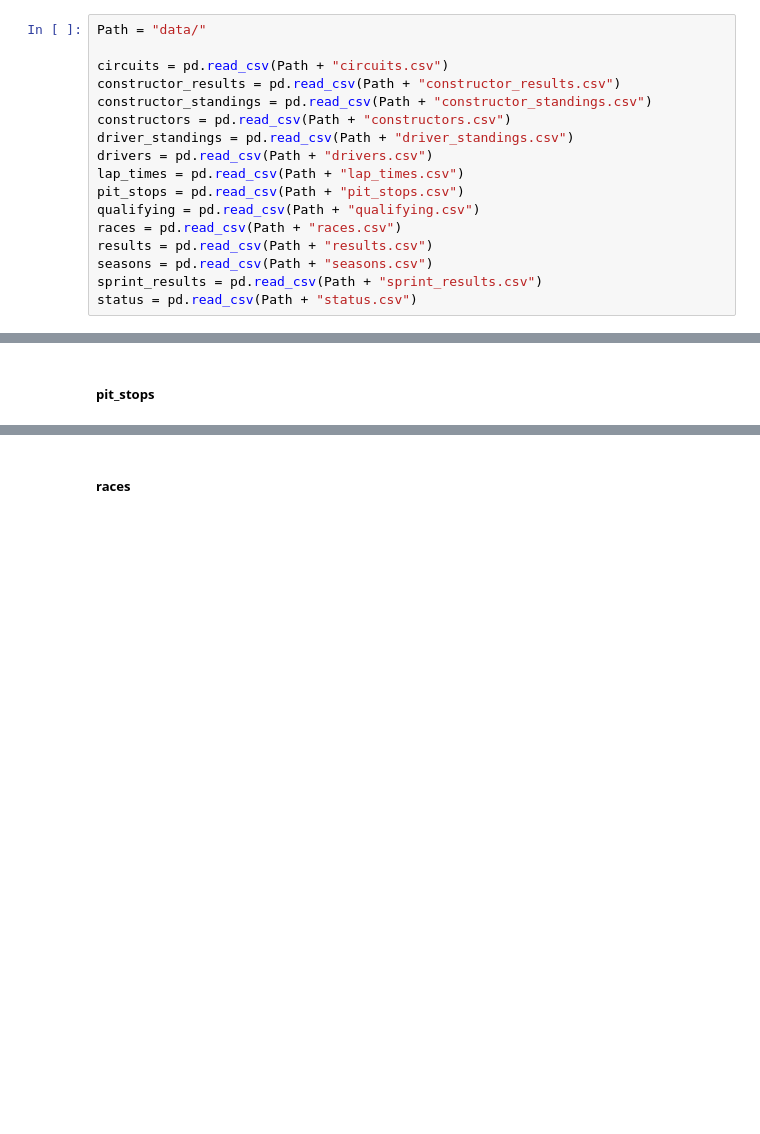
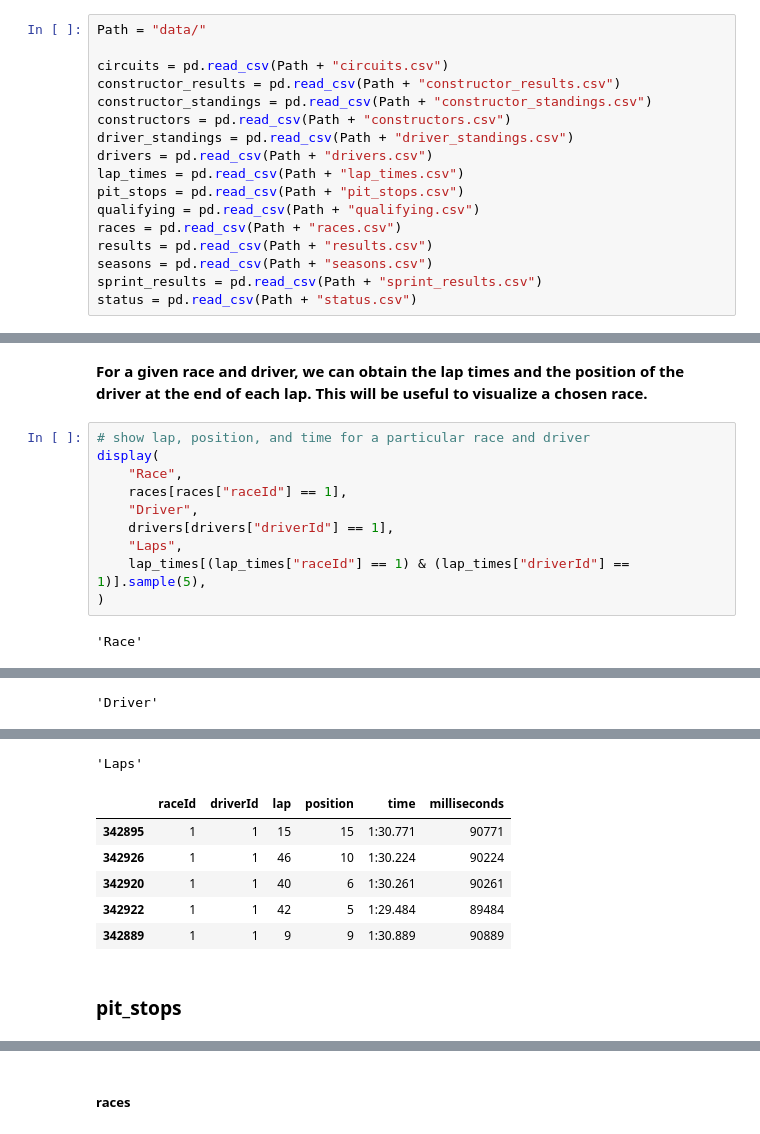
Before and after one commit to com-480-data-visualization/project-2023-data-rizzards, a Jupyter notebook: data_analysis.ipynb, the cells around one changed output, grey strips where cells are left out. Cells and saved outputs as stored; diff of their text form; blank space fills up the shorter version.

```diff
--- a/data_analysis.ipynb
+++ b/data_analysis.ipynb
@@ -99,0 +415,15 @@ print("Number of laps can go up to ", max(lap_times["lap"]))
+# %% [markdown]
+**For a given race and driver, we can obtain the lap times and the position of the driver at the end of each lap.**
+**This will be useful to visualize a chosen race.**
+# %%
+# show lap, position, and time for a particular race and driver
+display(
+    "Race",
+    races[races["raceId"] == 1],
+    "Driver",
+    drivers[drivers["driverId"] == 1],
+    "Laps",
+    lap_times[(lap_times["raceId"] == 1) & (lap_times["driverId"] == 1)].sample(5),
+)
+# %% [output]
+'Race'
@@ -99,0 +432 @@ print("Number of laps can go up to ", max(lap_times["lap"]))
+'Driver'
@@ -100,5 +435,12 @@ print("Number of laps can go up to ", max(lap_times["lap"]))
+'Laps'
+|  | raceId | driverId | lap | position | time | milliseconds |
+| 342895 | 1 | 1 | 15 | 15 | 1:30.771 | 90771 |
+| 342926 | 1 | 1 | 46 | 10 | 1:30.224 | 90224 |
+| 342920 | 1 | 1 | 40 | 6 | 1:30.261 | 90261 |
+| 342922 | 1 | 1 | 42 | 5 | 1:29.484 | 89484 |
+| 342889 | 1 | 1 | 9 | 9 | 1:30.889 | 90889 |
 # %% [markdown]
-##### pit_stops
+### pit_stops
 # %%
 print(pit_stops.info())
 pit_stops.head()
```
Also changed, not shown: parts of 51 cells of this notebook, 1 other file.
